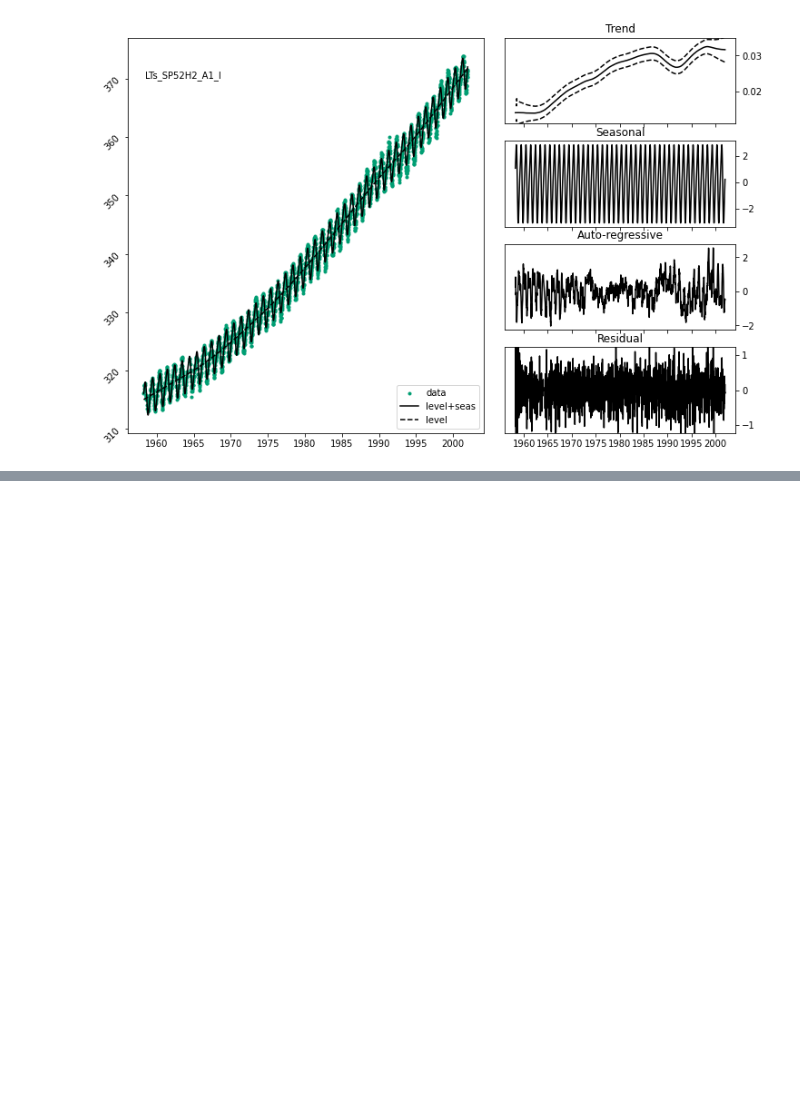
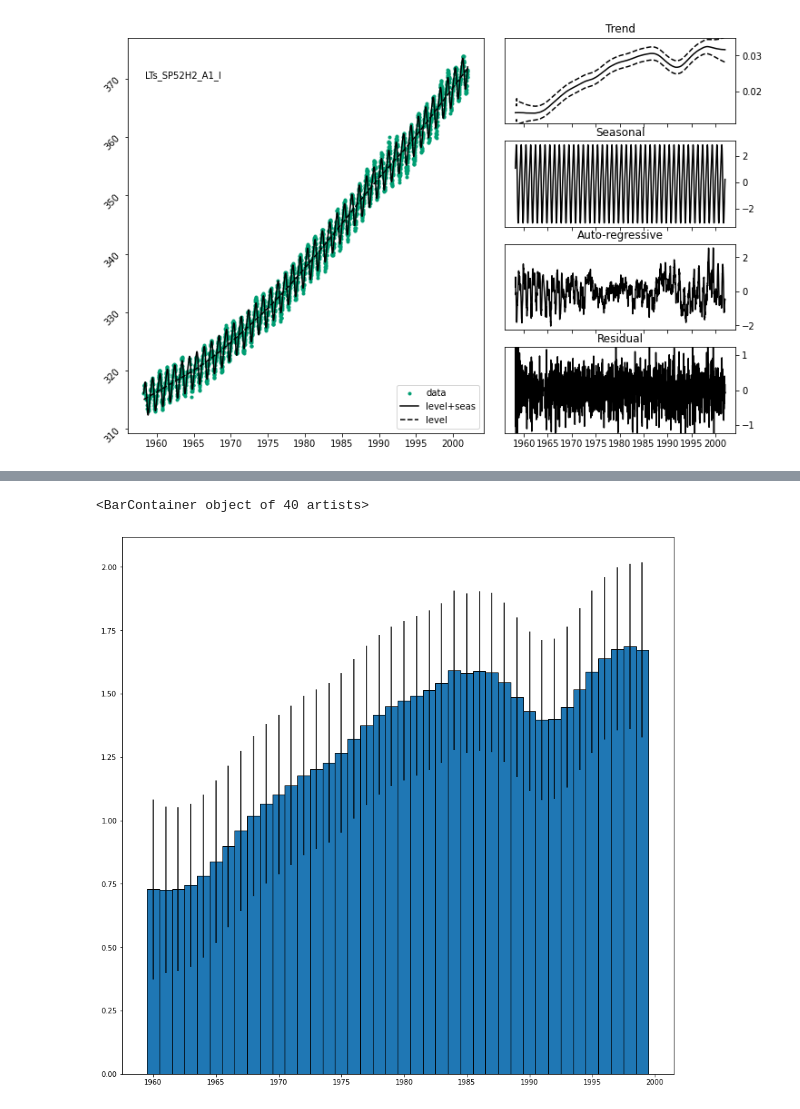
Before and after one commit to JonasHach/dlm_helper, a Jupyter notebook: examples/Manua_Loa_CO2.ipynb, the cells around one changed output, grey strips where cells are left out. Cells and saved outputs as stored; diff of their text form; code cells hidden in the pictures; blank space fills up the shorter version.

Commit message:
Updated examples

```diff
--- a/examples/Manua_Loa_CO2.ipynb
+++ b/examples/Manua_Loa_CO2.ipynb
@@ -118,3 +119,14 @@ best_fit = result_list.get_best_result(sort='aic')
 fig = best_fit.plot_summary(figsize=(12,8))
 # %% [output]
 [figure]
+# %%
+gr = []
+gr_err = []
+years = np.arange(1960,2000,1)
+for y in years:
+    _gr, _gr_err = dlmhelper.tools.annual_level_increase(best_fit, y, tolerance=np.timedelta64(5,'D'))
+    gr.append(_gr)
+    gr_err.append(_gr_err)
+
+gr = np.array(gr)
+gr_err = np.array(gr_err)
@@ -120,0 +144,12 @@ fig = best_fit.plot_summary(figsize=(12,8))
+# %%
+fig = plt.figure(figsize=(14,14))
+ax = fig.add_subplot(111)
+
+ax.bar(years/
+/dlm_helper/examples/
+/
+/dlm_helper/examples/
+,gr,width=1, edgecolor="black", yerr = gr_err)
+# %% [output]
+<BarContainer object of 40 artists>
+[figure, added]
```
Also changed, not shown: parts of 4 cells of this notebook, 4 other files.
